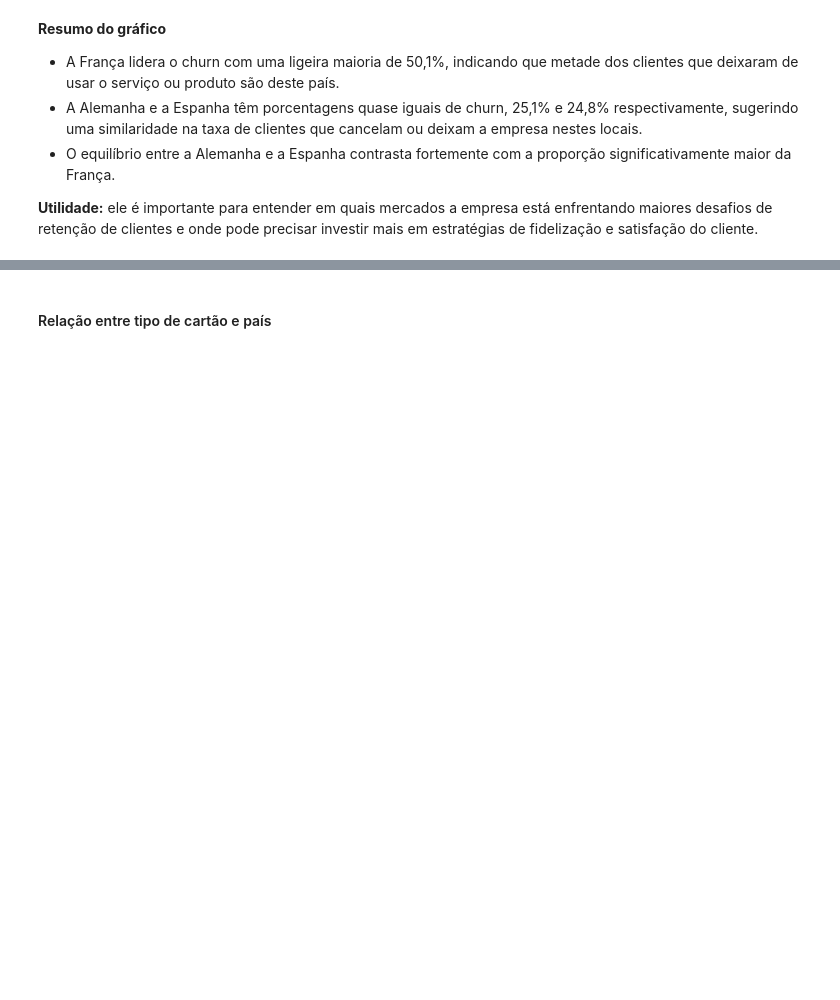
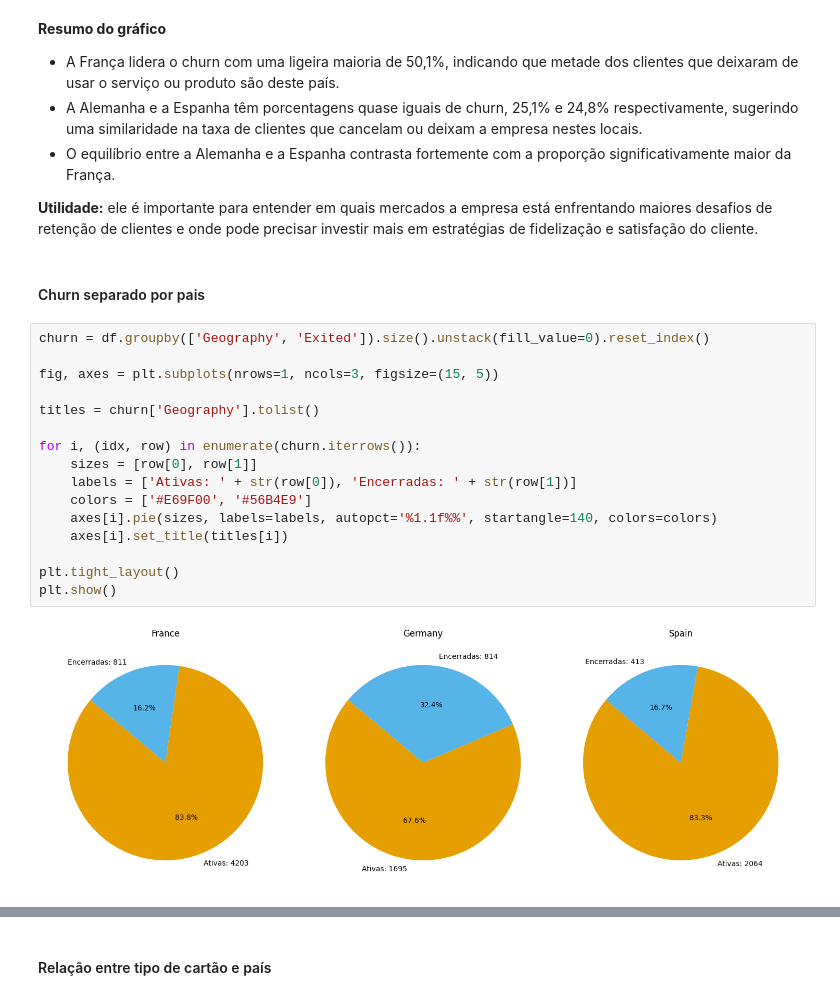
Before and after one commit to italorizzo/bankChurn, a Jupyter notebook: descriptive_analytics/descritive.ipynb, the cells around one changed output, grey strips where cells are left out. Cells and saved outputs as stored; diff of their text form; blank space fills up the shorter version.

Commit message:
adicionando grafico de churn

```diff
--- a/descriptive_analytics/descritive.ipynb
+++ b/descriptive_analytics/descritive.ipynb
@@ -212,3 +214,23 @@ plot_chart(churn, 'Exited', 'Geography', 'pie', title="Distribuição de Churn p
 * O equilíbrio entre a Alemanha e a Espanha contrasta fortemente com a proporção significativamente maior da França.
 
 **Utilidade:** ele é importante para entender em quais mercados a empresa está enfrentando maiores desafios de retenção de clientes e onde pode precisar investir mais em estratégias de fidelização e satisfação do cliente.
+# %% [markdown]
+#### Churn separado por pais
+# %%
+churn = df.groupby(['Geography', 'Exited']).size().unstack(fill_value=0).reset_index()
+
+fig, axes = plt.subplots(nrows=1, ncols=3, figsize=(15, 5))
+
+titles = churn['Geography'].tolist()
+
+for i, (idx, row) in enumerate(churn.iterrows()):
+    sizes = [row[0], row[1]]
+    labels = ['Ativas: ' + str(row[0]), 'Encerradas: ' + str(row[1])]
+    colors = ['#E69F00', '#56B4E9']
+    axes[i].pie(sizes, labels=labels, autopct='%1.1f%%', startangle=140, colors=colors)
+    axes[i].set_title(titles[i])
+
+plt.tight_layout()
+plt.show()
+# %% [output]
+[figure, added]
```
Also changed, not shown: parts of 2 cells of this notebook.
